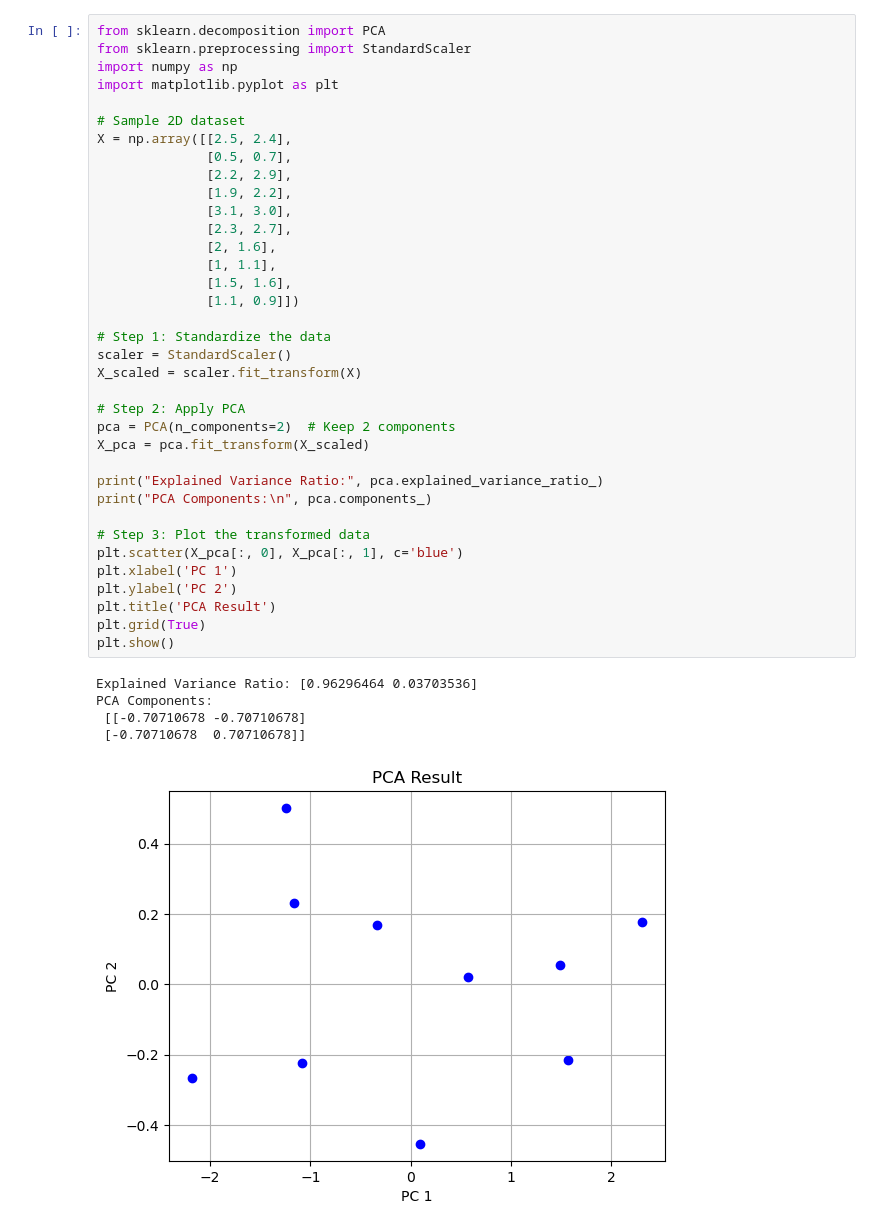
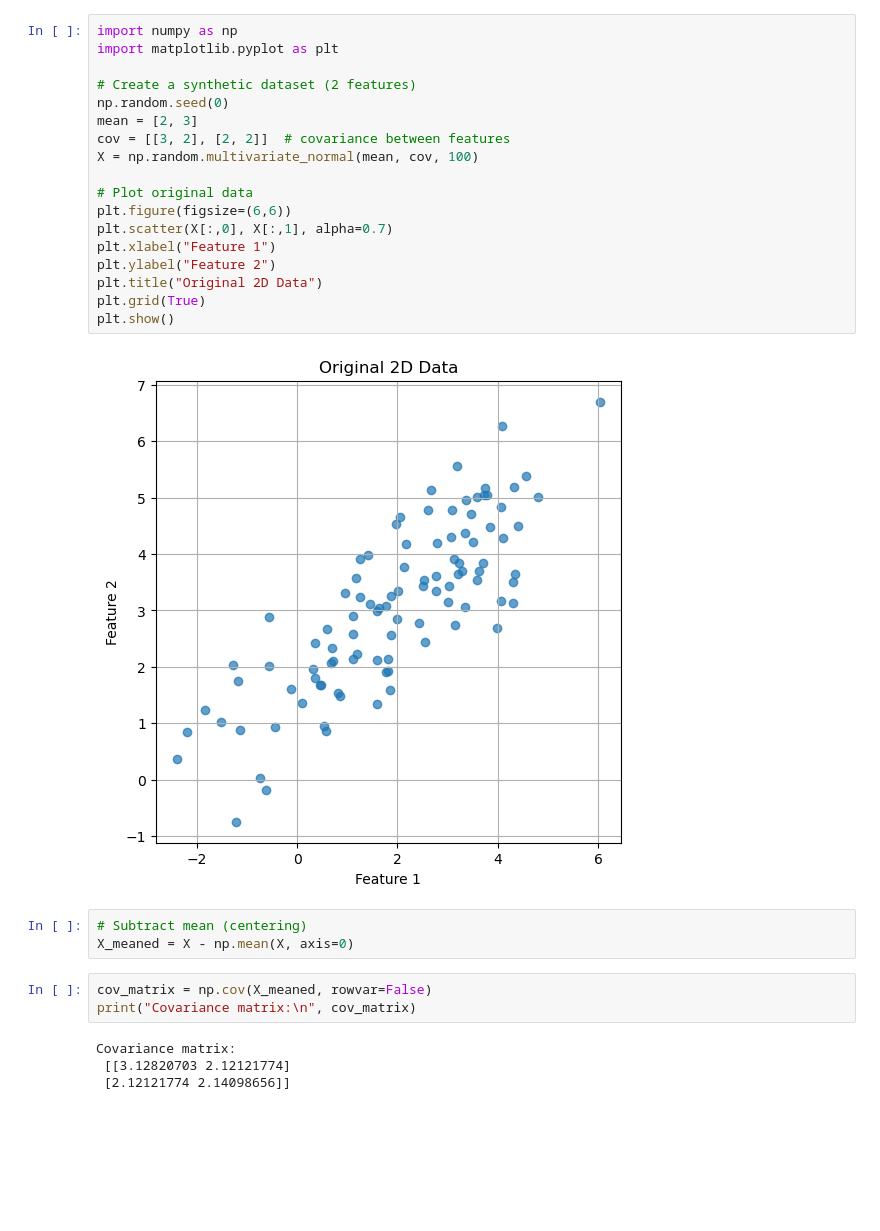
Before and after one commit to dharmajitbaro/CS-632-MATHEMATICS-FOR-MACHINE-LEARNING-, a Jupyter notebook: PCA_&_LDA/pca.ipynb, the cells around one changed output. Drawn from its saved outputs; the diff is of its cells as text; blank space fills up the shorter version.

```diff
--- a/PCA_&_LDA/pca.ipynb
+++ b/PCA_&_LDA/pca.ipynb
@@ -1,42 +1,30 @@
-# %%
-from sklearn.decomposition import PCA
-from sklearn.preprocessing import StandardScaler
-import numpy as np
-import matplotlib.pyplot as plt
-
-# Sample 2D dataset
-X = np.array([[2.5, 2.4],
-              [0.5, 0.7],
-              [2.2, 2.9],
-              [1.9, 2.2],
-              [3.1, 3.0],
-              [2.3, 2.7],
-              [2, 1.6],
-              [1, 1.1],
-              [1.5, 1.6],
-              [1.1, 0.9]])
-
-# Step 1: Standardize the data
-scaler = StandardScaler()
-X_scaled = scaler.fit_transform(X)
-
-# Step 2: Apply PCA
-pca = PCA(n_components=2)  # Keep 2 components
-X_pca = pca.fit_transform(X_scaled)
-
-print("Explained Variance Ratio:", pca.explained_variance_ratio_)
-print("PCA Components:\n", pca.components_)
-
-# Step 3: Plot the transformed data
-plt.scatter(X_pca[:, 0], X_pca[:, 1], c='blue')
-plt.xlabel('PC 1')
-plt.ylabel('PC 2')
-plt.title('PCA Result')
-plt.grid(True)
-plt.show()
-# %% [output]
-Explained Variance Ratio: [0.96296464 0.03703536]
-PCA Components:
- [[-0.70710678 -0.70710678]
- [-0.70710678  0.70710678]]
-[figure, removed]
+# %%
+import numpy as np
+import matplotlib.pyplot as plt
+
+# Create a synthetic dataset (2 features)
+np.random.seed(0)
+mean = [2, 3]
+cov = [[3, 2], [2, 2]]  # covariance between features
+X = np.random.multivariate_normal(mean, cov, 100)
+
+# Plot original data
+plt.figure(figsize=(6,6))
+plt.scatter(X[:,0], X[:,1], alpha=0.7)
+plt.xlabel("Feature 1")
+plt.ylabel("Feature 2")
+plt.title("Original 2D Data")
+plt.grid(True)
+plt.show()
+# %% [output]
+[figure, added]
+# %%
+# Subtract mean (centering)
+X_meaned = X - np.mean(X, axis=0)
+# %%
+cov_matrix = np.cov(X_meaned, rowvar=False)
+print("Covariance matrix:\n", cov_matrix)
+# %% [output]
+Covariance matrix:
+ [[3.12820703 2.12121774]
+ [2.12121774 2.14098656]]
```
Also changed, not shown: parts of 2 cells of this notebook.
